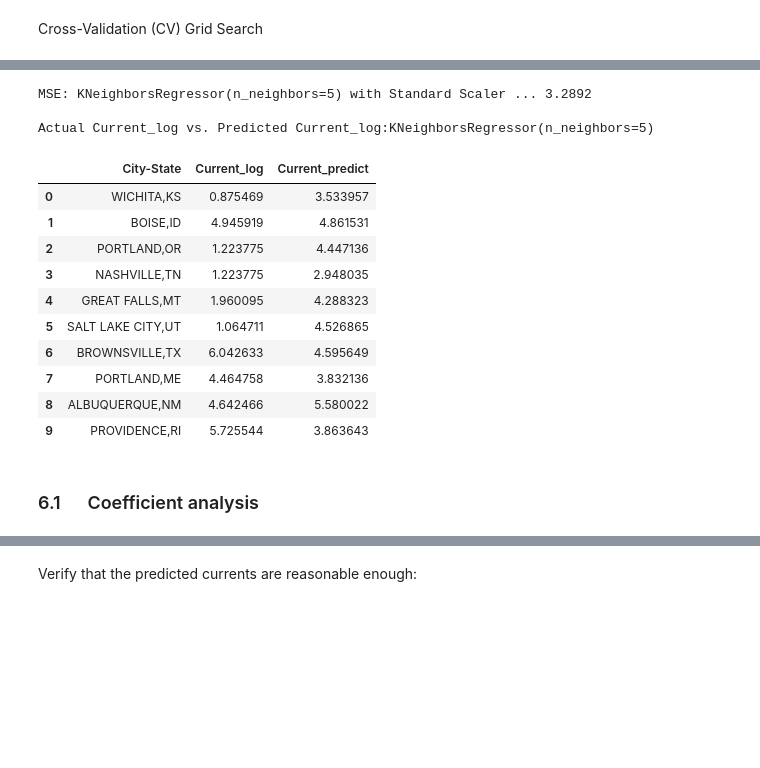
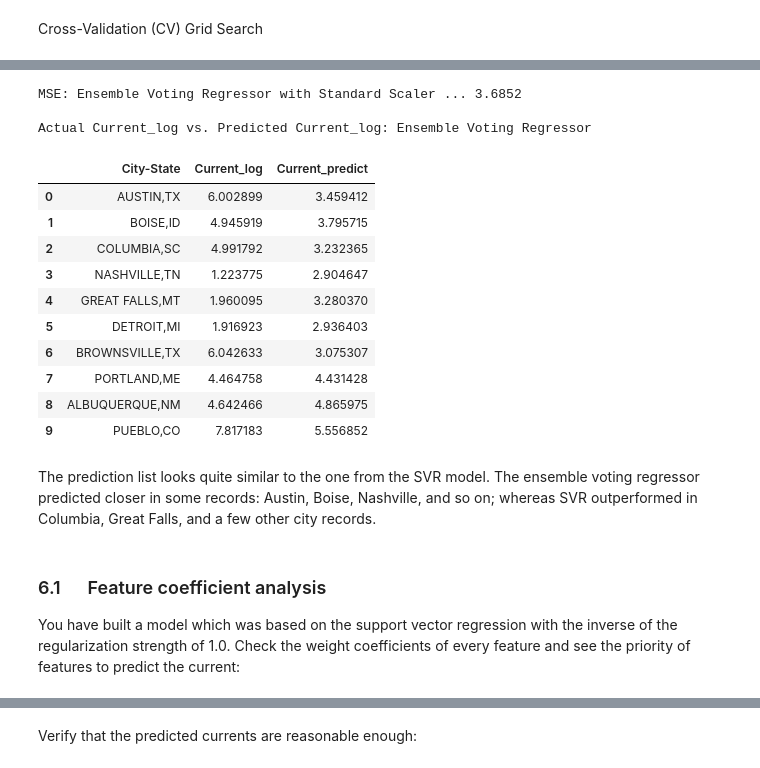
Before and after one commit to Nathan-Oyama-Personal/berkeley-ai, a Jupyter notebook: module20/eda.ipynb, the cells around one changed output, grey strips where cells are left out. Cells and saved outputs as stored; diff of their text form; code cells hidden in the pictures; blank space fills up the shorter version.

```diff
--- a/module20/eda.ipynb
+++ b/module20/eda.ipynb
@@ -640,0 +697,9 @@ df_city.head()
+# %%
+df_landvalue['County-State'] = df_landvalue['County-State'].replace(
+    'SAINT LOUIS CITY,MO','ST. LOUIS,MO'
+)
+print(
+    df_landvalue.query(
+        '`County-State` in ["ST. LOUIS,MO", "STAINT LOUIS CITY,MO"]'
+        )
+    )
@@ -640,0 +722,9 @@ df_city.head()
+# %%
+df_landvalue['City-State'] = df_landvalue['City-State'].replace(
+    'SAINT LOUIS,MO','ST. LOUIS,MO'
+)
+print(
+    df_landvalue.query(
+        '`City-State` in ["ST. LOUIS,MO", "SAINT LOUIS,MO"]'
+        )
+    )
@@ -937,41 +1008,45 @@ Actual Current_log vs. Predicted Current_log: KNeighborsRegressor(n_neighbors=5)
 # %%
 y_pred = optimized_voting_reg.predict(X_test)
 
 print(
-    "MSE: KNeighborsRegressor(n_neighbors=5) with Standard Scaler ...",
+    "MSE: Ensemble Voting Regressor with Standard Scaler ...",
     round(mean_squared_error(y_test, y_pred),4)
     )
 
 print()
 
 print(
-    "Actual Current_log vs. Predicted Current_log:"
-    "KNeighborsRegressor(n_neighbors=5)"
+    "Actual Current_log vs. Predicted Current_log: "
+    "Ensemble Voting Regressor"
 )
 print()
 pd.concat(
         [
             X_test.reset_index()['City-State'],
             y_test.reset_index(drop=True),
             pd.DataFrame(y_pred, columns=['Current_predict']).reset_index(drop=True)
         ],
         axis=1
     ).head(10)
 # %% [output]
-MSE: KNeighborsRegressor(n_neighbors=5) with Standard Scaler ... 3.2892
+MSE: Ensemble Voting Regressor with Standard Scaler ... 3.6852
 
-Actual Current_log vs. Predicted Current_log:KNeighborsRegressor(n_neighbors=5)
+Actual Current_log vs. Predicted Current_log: Ensemble Voting Regressor
 |  | City-State | Current_log | Current_predict |
-| 0 | WICHITA,KS | 0.875469 | 3.533957 |
-| 1 | BOISE,ID | 4.945919 | 4.861531 |
-| 2 | PORTLAND,OR | 1.223775 | 4.447136 |
-| 3 | NASHVILLE,TN | 1.223775 | 2.948035 |
-| 4 | GREAT FALLS,MT | 1.960095 | 4.288323 |
-| 5 | SALT LAKE CITY,UT | 1.064711 | 4.526865 |
-| 6 | BROWNSVILLE,TX | 6.042633 | 4.595649 |
-| 7 | PORTLAND,ME | 4.464758 | 3.832136 |
-| 8 | ALBUQUERQUE,NM | 4.642466 | 5.580022 |
-| 9 | PROVIDENCE,RI | 5.725544 | 3.863643 |
+| 0 | AUSTIN,TX | 6.002899 | 3.459412 |
+| 1 | BOISE,ID | 4.945919 | 3.795715 |
+| 2 | COLUMBIA,SC | 4.991792 | 3.232365 |
+| 3 | NASHVILLE,TN | 1.223775 | 2.904647 |
+| 4 | GREAT FALLS,MT | 1.960095 | 3.280370 |
+| 5 | DETROIT,MI | 1.916923 | 2.936403 |
+| 6 | BROWNSVILLE,TX | 6.042633 | 3.075307 |
+| 7 | PORTLAND,ME | 4.464758 | 4.431428 |
+| 8 | ALBUQUERQUE,NM | 4.642466 | 4.865975 |
+| 9 | PUEBLO,CO | 7.817183 | 5.556852 |
+# %% [markdown]
+The prediction list looks quite similar to the one from the SVR model. The ensemble voting regressor predicted closer in some records: Austin, Boise, Nashville, and so on; whereas SVR outperformed in Columbia, Great Falls, and a few other city records.
 # %% [markdown]
-### 6.1 &emsp; Coefficient analysis
+### 6.1 &emsp; Feature coefficient analysis
+
+You have built a model which was based on the support vector regression with the inverse of the regularization strength of 1.0. Check the weight coefficients of every feature and see the priority of features to predict the current:
 # %%
```
Also changed, not shown: parts of 32 cells of this notebook, 3 other files.
